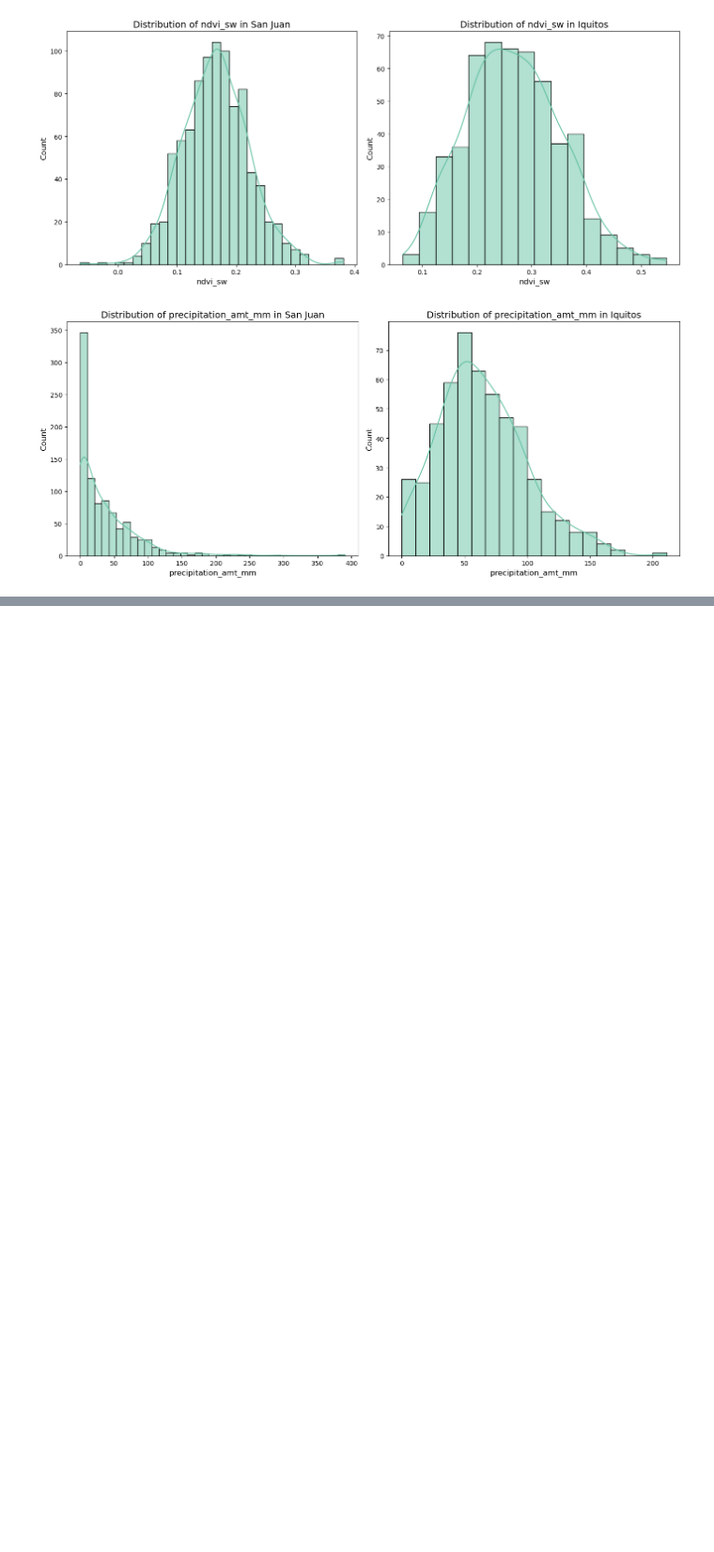
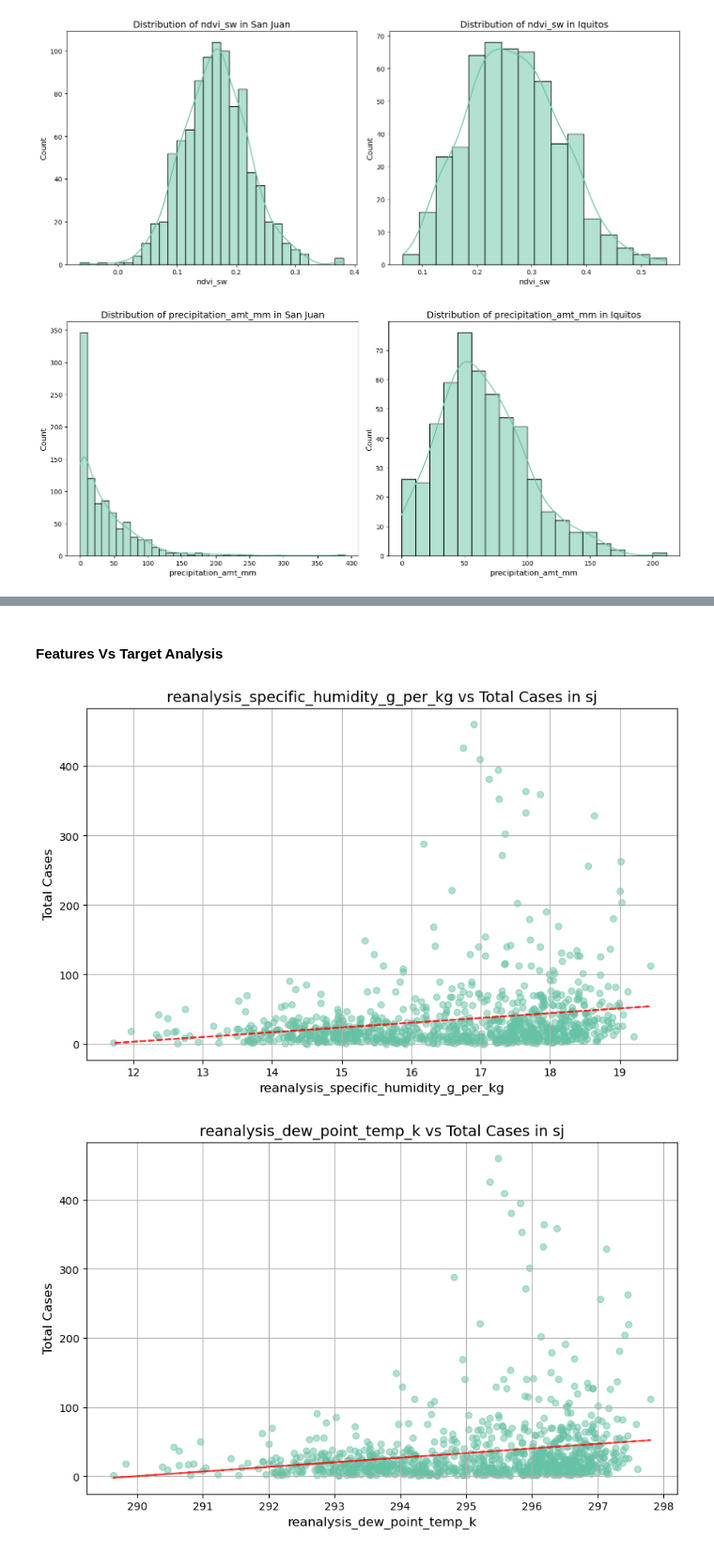
Before and after one commit to KitwanaSh/data_driven_competition, a Jupyter notebook: denai_diseases_spread/den_disease_spread.ipynb, the cells around one changed output, grey strips where cells are left out. Shown at 94% size. Cells and saved outputs as stored; diff of their text form; code cells hidden in the pictures; blank space fills up the shorter version.

```diff
--- a/denai_diseases_spread/den_disease_spread.ipynb
+++ b/denai_diseases_spread/den_disease_spread.ipynb
@@ -397,0 +482,25 @@ for feature in numeric_features[:5]:
+# %% [markdown]
+#### Features Vs Target Analysis
+# %%
+# Select top correlated features for each city
+for city in ['sj', 'iq']:
+    top_features = correlation_with_target[city].drop('total_cases').abs().nlargest(5).index.tolist()
+    city_data = train_df[train_df['city'] == city]
+
+    for feature in top_features:
+        plt.figure(figsize=(10, 6))
+        plt.scatter(city_data[feature], city_data['total_cases'], alpha=0.5)
+        plt.title(f'{feature} vs Total Cases in {city}')
+        plt.xlabel(feature)
+        plt.ylabel('Total Cases')
+        plt.grid(True)
+
+        # Add trend line
+        z = np.polyfit(city_data[feature].dropna(), city_data.loc[city_data[feature].dropna().index, 'total_cases'], 1)
+        p = np.poly1d(z)
+        plt.plot(city_data[feature].dropna(), p(city_data[feature].dropna()), "r--", alpha=0.8)
+
+        plt.savefig(f'{city}_{feature}_vs_total_cases.png')
+# %% [output]
+[figure, added]
+[figure, added]
```
Also changed, not shown: parts of 11 cells of this notebook, 10 other files.
